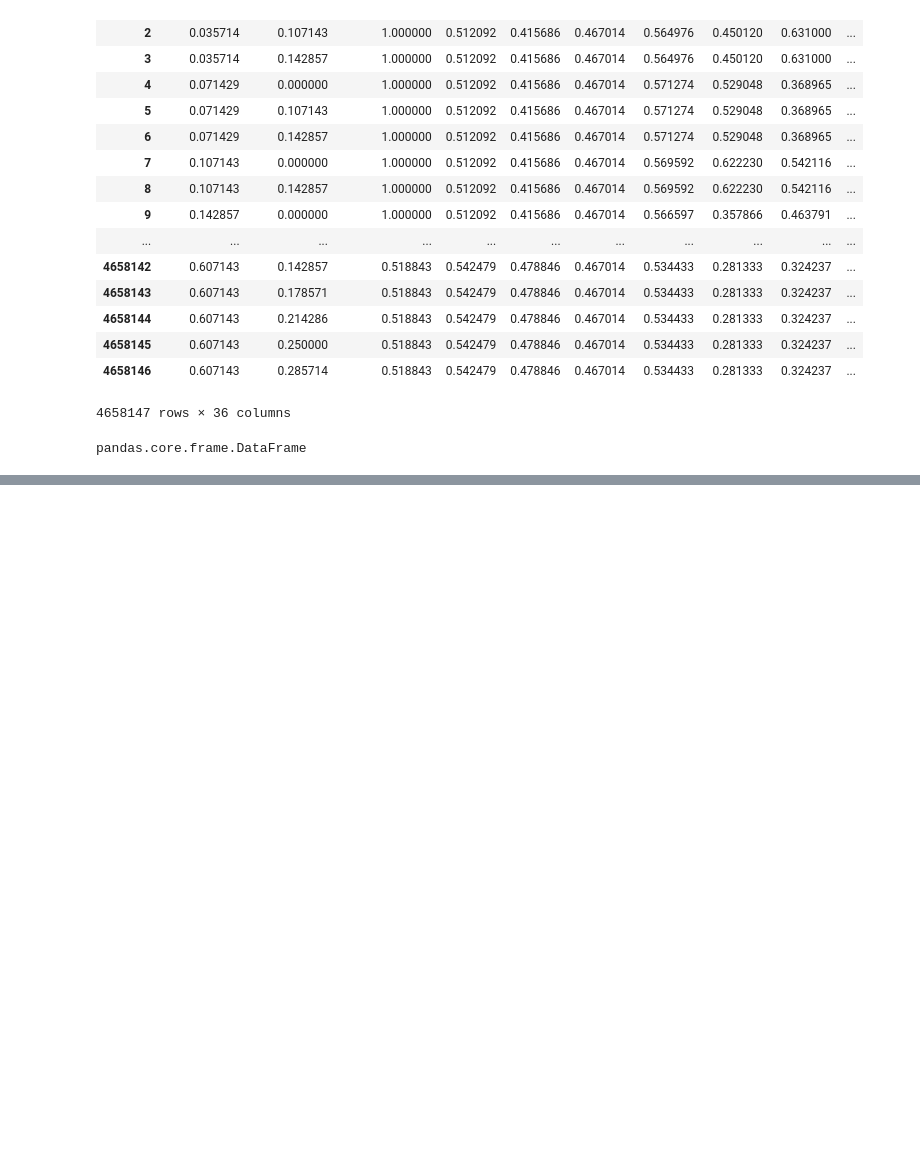
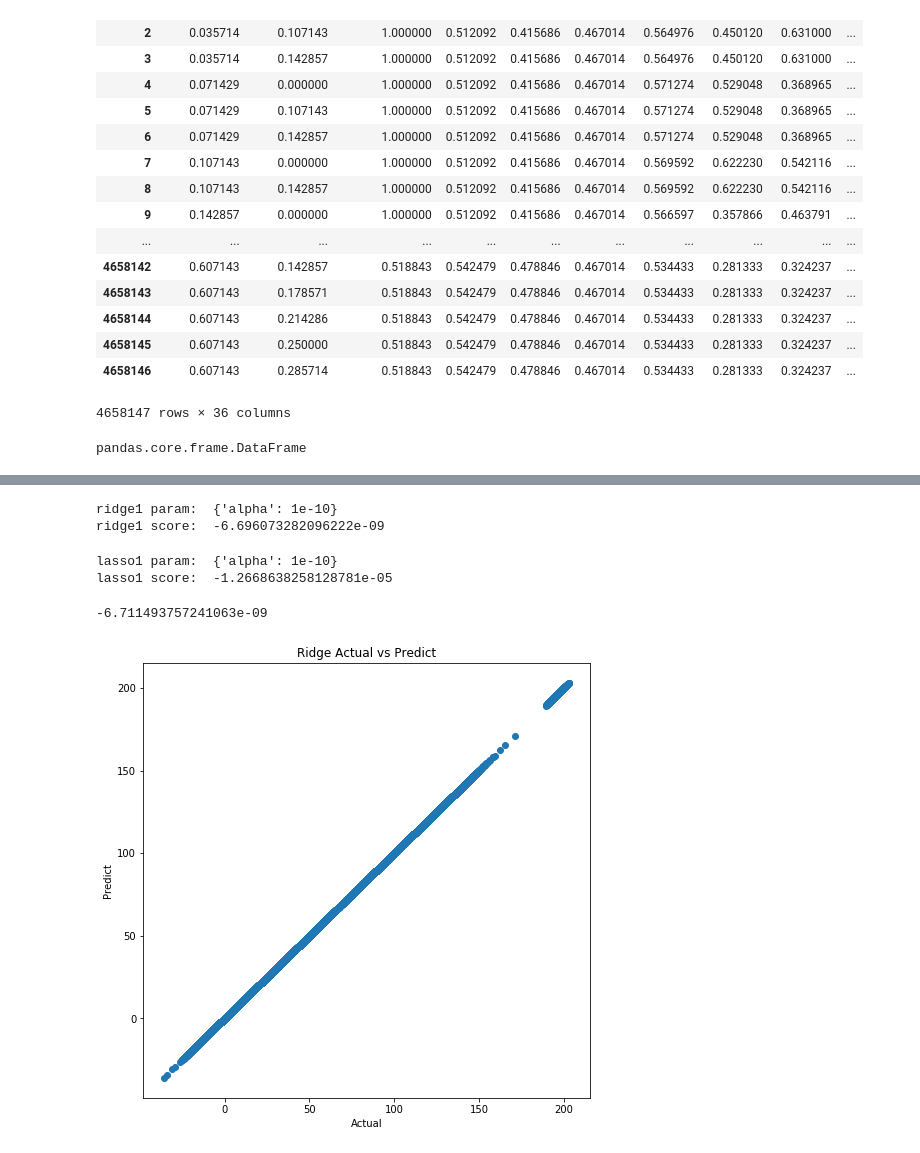
Before and after one commit to imamun93/Molecular_Properties, a Jupyter notebook: NormalizedRegression.ipynb, the cells around one changed output, grey strips where cells are left out. Cells and saved outputs as stored; diff of their text form; code cells hidden in the pictures; blank space fills up the shorter version.

Commit message:
ridge on normalized data

```diff
--- a/NormalizedRegression.ipynb
+++ b/NormalizedRegression.ipynb
@@ -133,0 +172,2 @@ pandas.core.frame.DataFrame
+# %%
+f_train, f_test, t_train, t_test= train_test_split(normfeat, target, test_size=.15, random_state=4)
@@ -133,0 +196,32 @@ pandas.core.frame.DataFrame
+# %%
+ridgereg1= GridSearchCV(ridge, param_grid=parameters, scoring='neg_mean_squared_error', cv= 20)
+ridgereg1.fit(f_train, t_train)
+print('ridge1 param: ', ridgereg1.best_params_)
+print('ridge1 score: ', ridgereg1.best_score_)
+# %% [output]
+ridge1 param:  {'alpha': 1e-10}
+ridge1 score:  -6.696073282096222e-09
+# %%
+lassoreg1= GridSearchCV(lasso, param_grid=parameters, scoring='neg_mean_squared_error', cv= 20)
+lassoreg1.fit(f_train, t_train)
+print('lasso1 param: ', lassoreg1.best_params_)
+print('lasso1 score: ', lassoreg1.best_score_)
+# %% [output]
+lasso1 param:  {'alpha': 1e-10}
+lasso1 score:  -1.2668638258128781e-05
+# %%
+ridgereg1.score(f_test, t_test)
+# %% [output]
+-6.711493757241063e-09
+# %%
+ridgepredict=ridgereg1.predict(f_test)
+# %%
+actualtest=np.array(t_test)
+# %%
+plt.rcParams["figure.figsize"] = (8, 8)
+fig, ax = plt.subplots()
+ax.scatter(actualtest, ridgepredict)
+ax.set(title="Ridge Actual vs Predict")
+ax.set(xlabel="Actual", ylabel="Predict");
+# %% [output]
+[figure, added]
```
Also changed, not shown: parts of 17 cells of this notebook.
